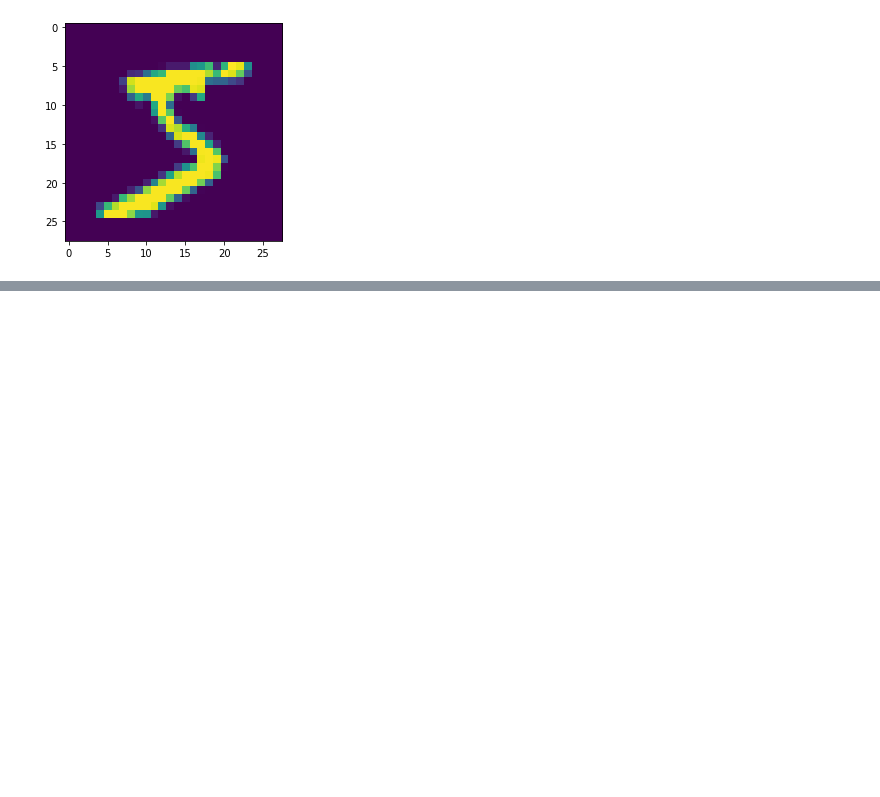
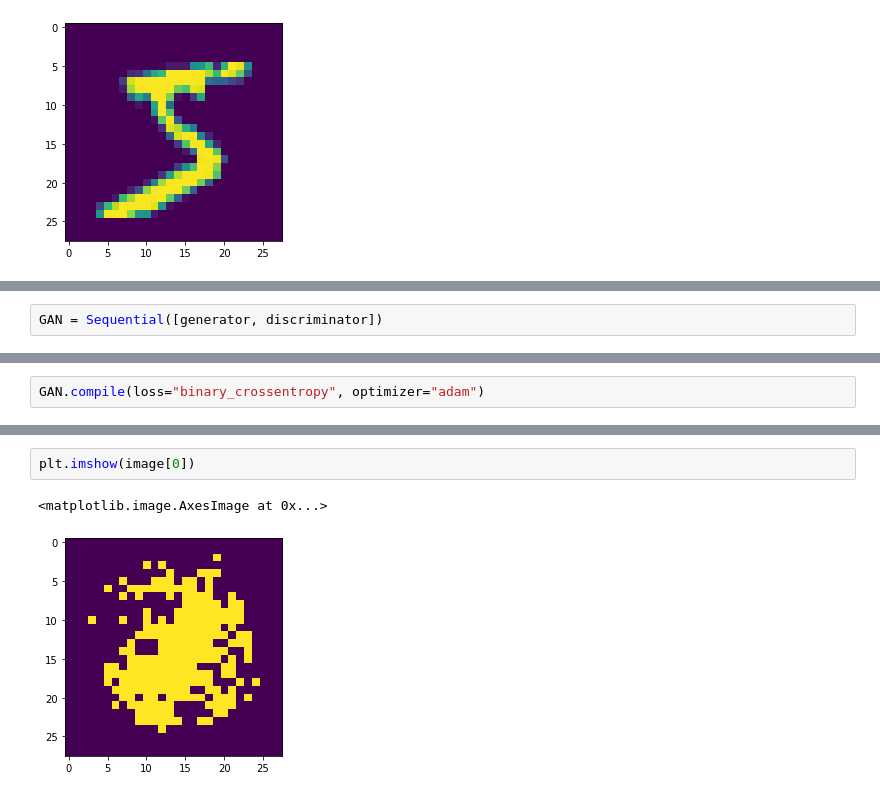
Before and after one commit to darszam/DeepLearning, a Jupyter notebook: GAN/Basic GAN.ipynb, the cells around one changed output, grey strips where cells are left out. Drawn from its saved outputs; the diff is of its cells as text; blank space fills up the shorter version.

```diff
--- a/GAN/Basic GAN.ipynb
+++ b/GAN/Basic GAN.ipynb
@@ -75,0 +97,2 @@ plt.imshow(X_train[0])
+# %%
+GAN = Sequential([generator, discriminator])
@@ -75,0 +101,2 @@ plt.imshow(X_train[0])
+# %%
+GAN.compile(loss="binary_crossentropy", optimizer="adam")
@@ -75,0 +258,5 @@ plt.imshow(X_train[0])
+# %%
+plt.imshow(image[0])
+# %% [output]
+<matplotlib.image.AxesImage at 0x...>
+[figure, added]
```
Also changed, not shown: parts of 26 cells of this notebook.
